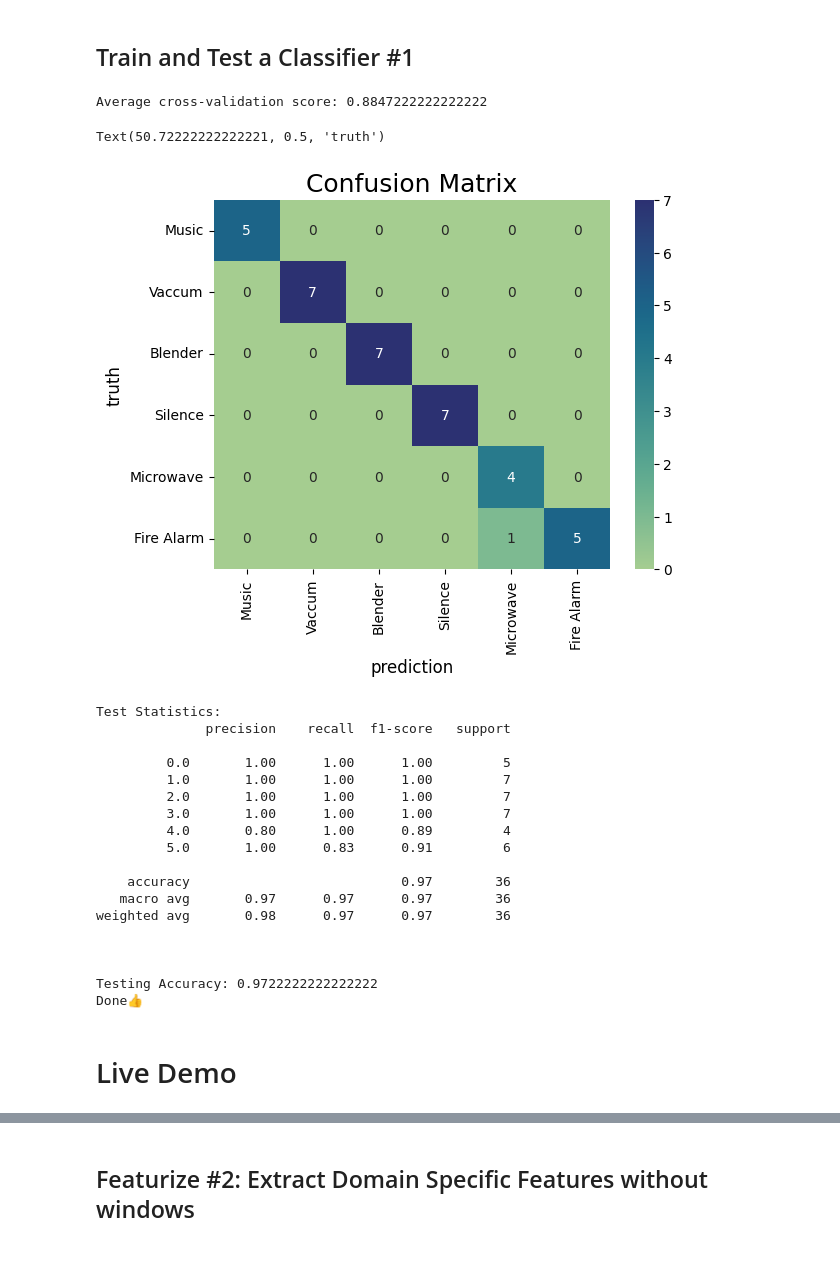
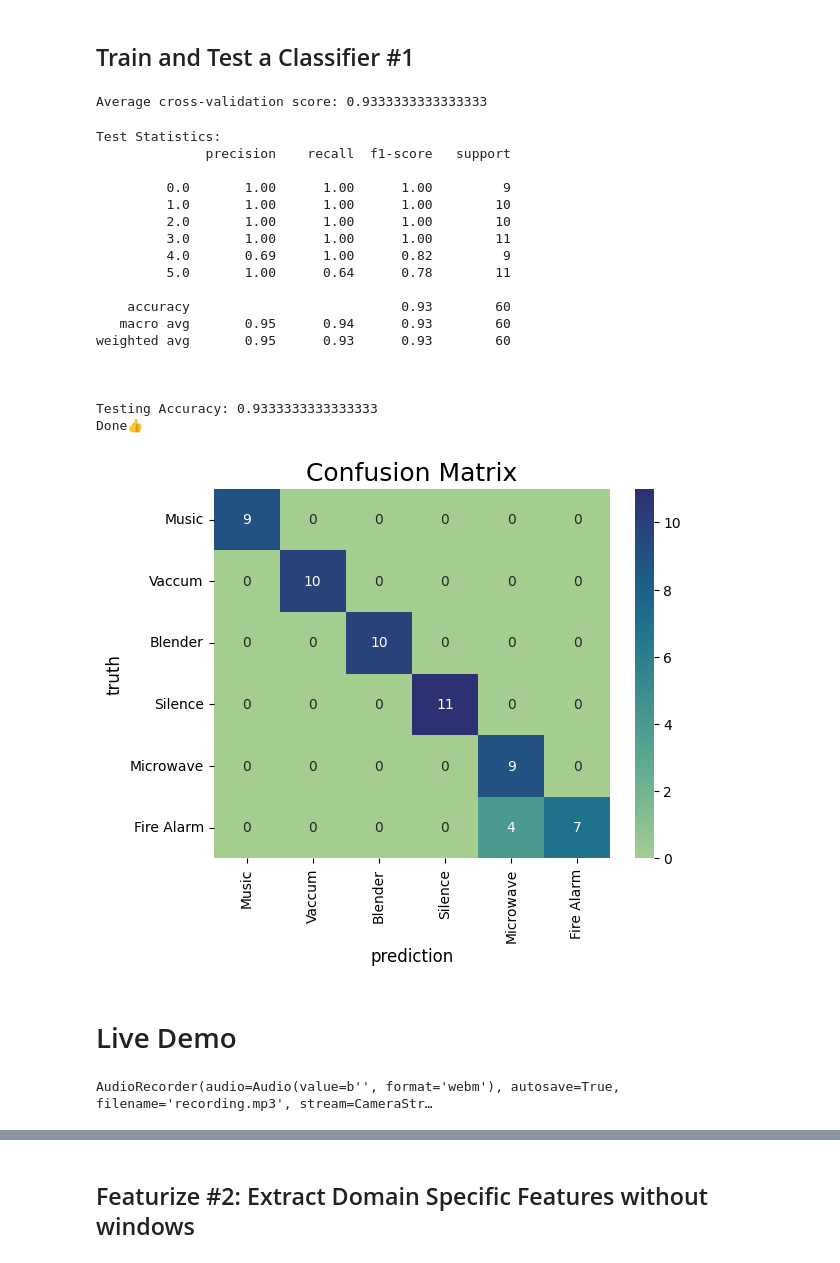
Before and after one commit to gaddi22/COSC522Assignment2, a Jupyter notebook: assignment.ipynb, the cells around one changed output, grey strips where cells are left out. Saved outputs shown, nothing was run; the diff lists cells and outputs as text; code cells hidden in the pictures.

```diff
--- a/assignment.ipynb
+++ b/assignment.ipynb
@@ -518,64 +518,65 @@ Done👍
 ## Train and Test a Classifier #1
 # %%
 # Split the data into training and testing sets
-xtrain, xtest, ytrain, ytest = train_test_split(data1, labels, random_state=13, test_size=0.3)
+xtrain, xtest, ytrain, ytest = train_test_split(data1, labels, random_state=13, test_size=0.5)
 
 # Create the model
-clf = SVC(kernel='poly', degree=5, gamma='auto')
+clf = SVC(kernel='rbf', gamma='auto')
 # Train the model
 clf.fit(xtrain, ytrain)
 
 # Score the cross-validation the model
 cv_scores = cross_val_score(clf, xtrain, ytrain, cv=10)
 print('Average cross-validation score:', cv_scores.mean(), '\n')
 
 # Get the predictions for the test set
 ypred = clf.predict(xtest)
 
 # Print a confusion matrix
 cm = confusion_matrix(ytest, ypred)
 cm_cfg = pd.DataFrame(cm,index=["Music","Vaccum","Blender","Silence","Microwave","Fire Alarm"],columns = ["Music","Vaccum","Blender","Silence","Microwave","Fire Alarm"])
 sns.heatmap(cm_cfg, annot=True,fmt = ".3g", cmap="crest")
 plt.title('Confusion Matrix', fontsize = 18)
 plt.xlabel('prediction', fontsize = 12)
 plt.ylabel('truth', fontsize = 12)
+
+# Print a classification report
+cr = classification_report(ytest, ypred)
+print('Test Statistics:', cr, '\n', sep='\n')
+
+# How accurate was the model?
+print('Testing Accuracy:', accuracy_score(ytest, ypred))
+print('Done👍')
 # %% [output]
-Average cross-validation score: 0.8847222222222222
+Average cross-validation score: 0.9333333333333333
-Text(50.72222222222221, 0.5, 'truth')
+Test Statistics:
+              precision    recall  f1-score   support
+
+         0.0       1.00      1.00      1.00         9
+         1.0       1.00      1.00      1.00        10
+         2.0       1.00      1.00      1.00        10
+         3.0       1.00      1.00      1.00        11
+         4.0       0.69      1.00      0.82         9
+         5.0       1.00      0.64      0.78        11
+
+    accuracy                           0.93        60
+   macro avg       0.95      0.94      0.93        60
+weighted avg       0.95      0.93      0.93        60
+
+
+
+Testing Accuracy: 0.9333333333333333
+Done👍
-[figure, old version]
+[figure, new version]
-# %%
-# Print a classification report
-cr = classification_report(ytest, ypred)
-print('Test Statistics:', cr, '\n', sep='\n')
-
-# How accurate was the model?
-print('Testing Accuracy:', accuracy_score(ytest, ypred))
-print('Done👍')
-# %% [output]
-Test Statistics:
-              precision    recall  f1-score   support
-
-         0.0       1.00      1.00      1.00         5
-         1.0       1.00      1.00      1.00         7
-         2.0       1.00      1.00      1.00         7
-         3.0       1.00      1.00      1.00         7
-         4.0       0.80      1.00      0.89         4
-         5.0       1.00      0.83      0.91         6
-
-    accuracy                           0.97        36
-   macro avg       0.97      0.97      0.97        36
-weighted avg       0.98      0.97      0.97        36
-
-
-
-Testing Accuracy: 0.9722222222222222
-Done👍
 # %% [markdown]
 # Live Demo
 # %%
-#from ipywebrtc import AudioRecorder, CameraStream
-#from IPython.display import Audio
-#camera = CameraStream(constraints={'audio': True, 'video': False})
-#recorder = AudioRecorder(stream=camera, filename='recording.mp3', autosave=True)
-#recorder
+from ipywebrtc import AudioRecorder, CameraStream
+from IPython.display import Audio
+camera = CameraStream(constraints={'audio': True, 'video': False})
+recorder = AudioRecorder(stream=camera, filename='recording.mp3', autosave=True)
+
+recorder
+# %% [output]
+AudioRecorder(audio=Audio(value=b'', format='webm'), autosave=True, filename='recording.mp3', stream=CameraStr…
 # %%
```
Also changed, not shown: parts of 3 cells of this notebook.
